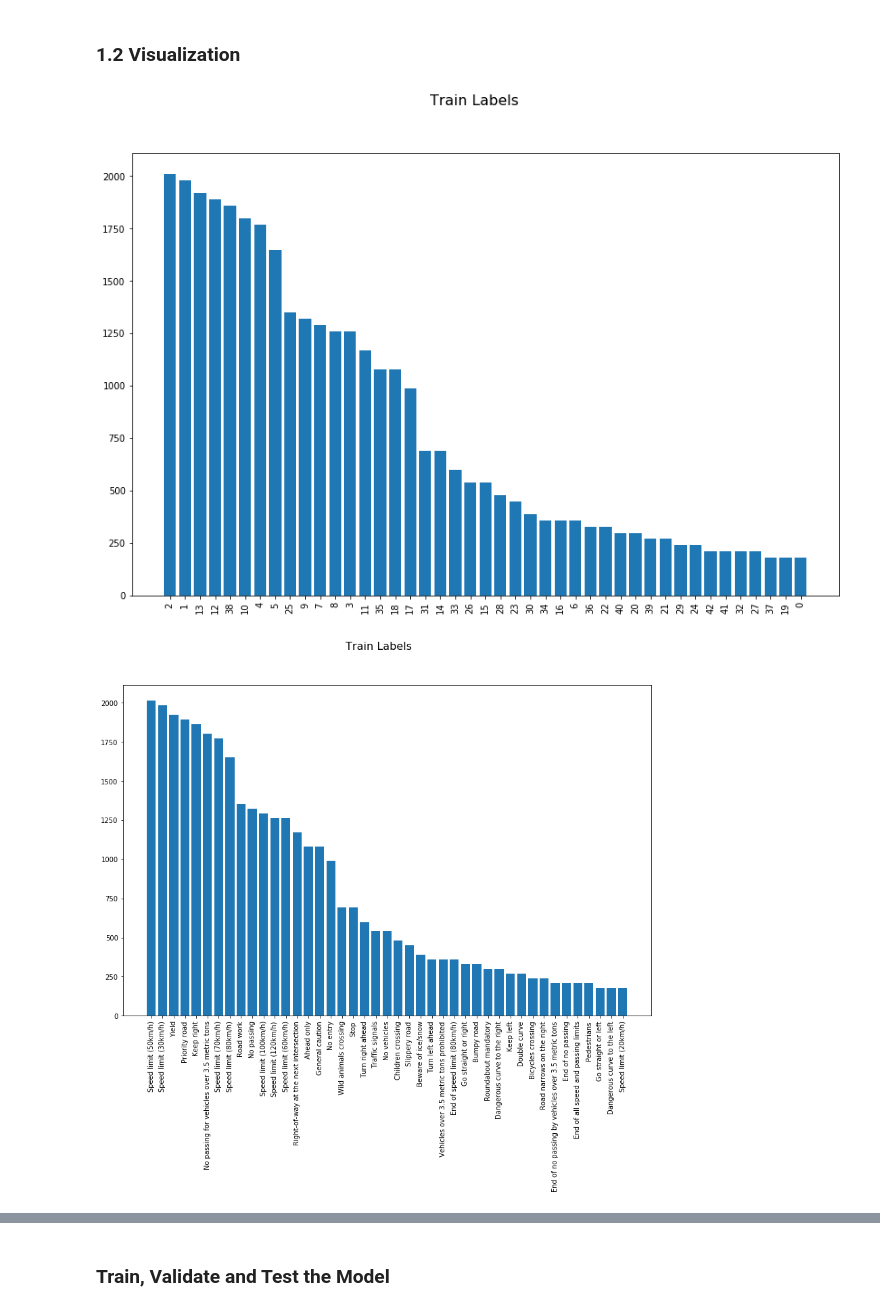
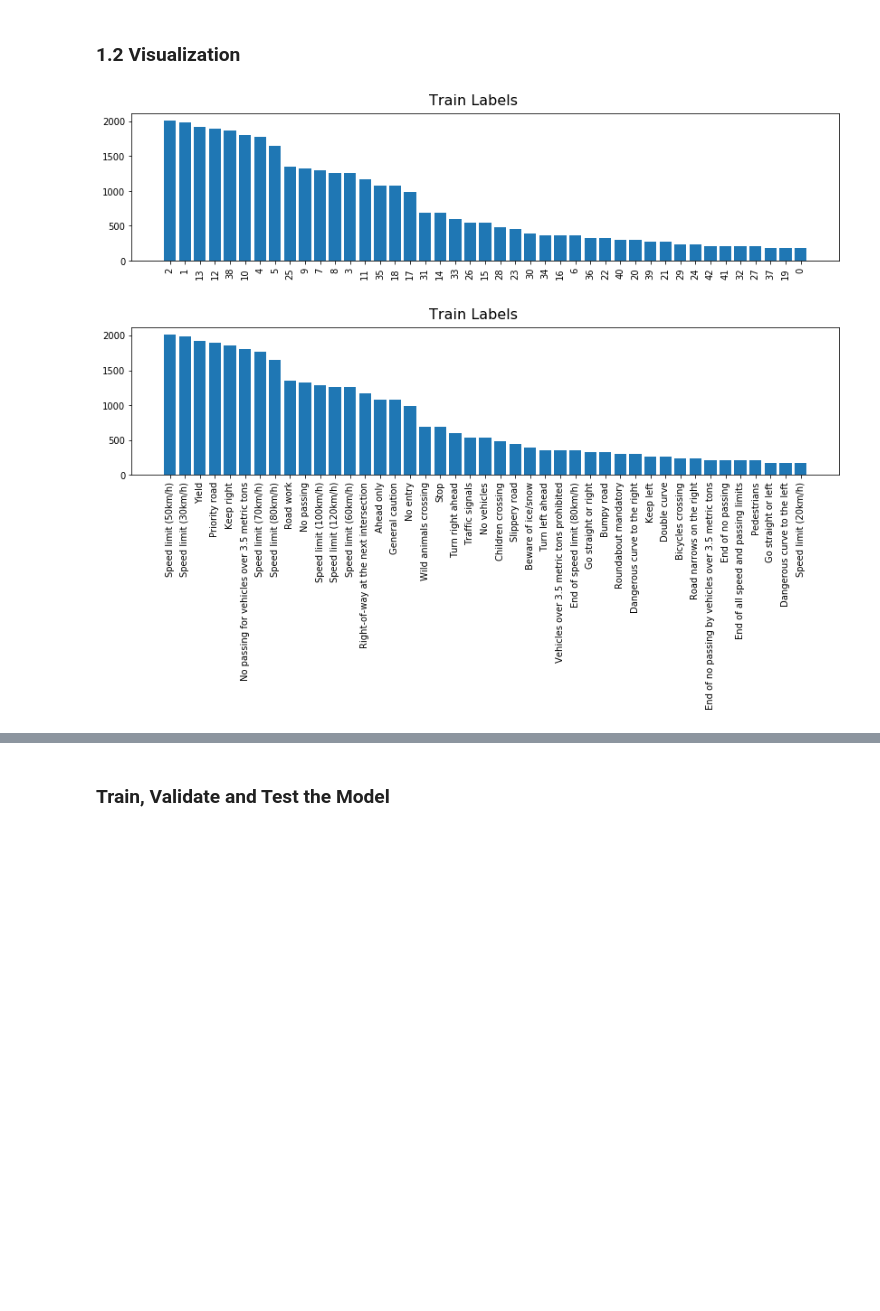
Before and after one commit to jinhuangpublic/sdcnd-udacity, a Jupyter notebook: project03 traffic sign classifier/main.ipynb, the cells around one changed output, grey strips where cells are left out. Cells and saved outputs as stored; diff of their text form; code cells hidden in the pictures; blank space fills up the shorter version.

```diff
--- a/project03 traffic sign classifier/main.ipynb
+++ b/project03 traffic sign classifier/main.ipynb
@@ -63,9 +67,9 @@ import pickle
 
 # TODO: Fill this in based on where you saved the training and testing data
 
-training_file = "./traffic_signs_data/train.p"
-validation_file= "./traffic_signs_data/valid.p"
-testing_file = "traffic_signs_data/test.p"
+training_file = "./data/train.p"
+validation_file= "./data/valid.p"
+testing_file = "./data/test.p"
 
 with open(training_file, mode='rb') as f:
     train = pickle.load(f)
@@ -130,36 +144,36 @@ xy = sorted(xy)[::-1]
 x = [str(a[1]) for a in xy]
 z = [a[2] for a in xy]
 y = [a[0] for a in xy]
 
 # Histogram of labels
-f = plt.figure(figsize=(14,9))
+f = plt.figure(figsize=(14,3))
 f.suptitle("Train Labels", fontsize=16)
 plt.bar(x, y)
 plt.xticks(rotation=90)
 plt.show()
 
 # Histogram In Text Labels
-f = plt.figure(figsize=(14,9))
+f = plt.figure(figsize=(14,3))
 f.suptitle("Train Labels", fontsize=16)
 plt.bar(z, y)
 plt.xticks(rotation=90)
 plt.show()
 
 # Label Comparison
-f = plt.figure(figsize=(14,9))
+f = plt.figure(figsize=(14,3))
 f.suptitle("Train vs. Test", fontsize=16)
 plt.bar(counts[0], counts[1] / sum(counts[1]), width=.5)
 plt.bar(counts_test[0] + 0.3, counts_test[1] / n_test, width=.5)
 plt.xticks(np.arange(0, len(counts[0])+1, 1.0))
 plt.show()
 
 # Label Comparison
-f = plt.figure(figsize=(14,9))
+f = plt.figure(figsize=(14,3))
 f.suptitle("Train vs. Valid", fontsize=16)
 plt.bar(counts[0], counts[1] / sum(counts[1]), width=.5)
 plt.bar(counts_valid[0] + 0.3, counts_valid[1] / n_valid, width=.5)
 plt.xticks(np.arange(0, len(counts[0])+1, 1.0))
 plt.show()
 # %% [output]
-[figure, old version]
+[figure, new version]
-[figure, old version]
+[figure, new version]
```
Also changed, not shown: parts of 33 cells of this notebook.
